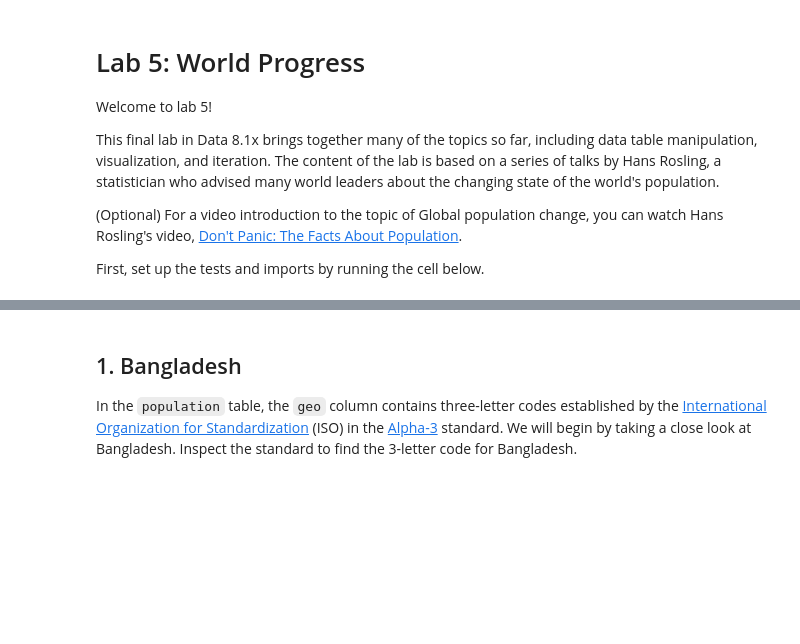
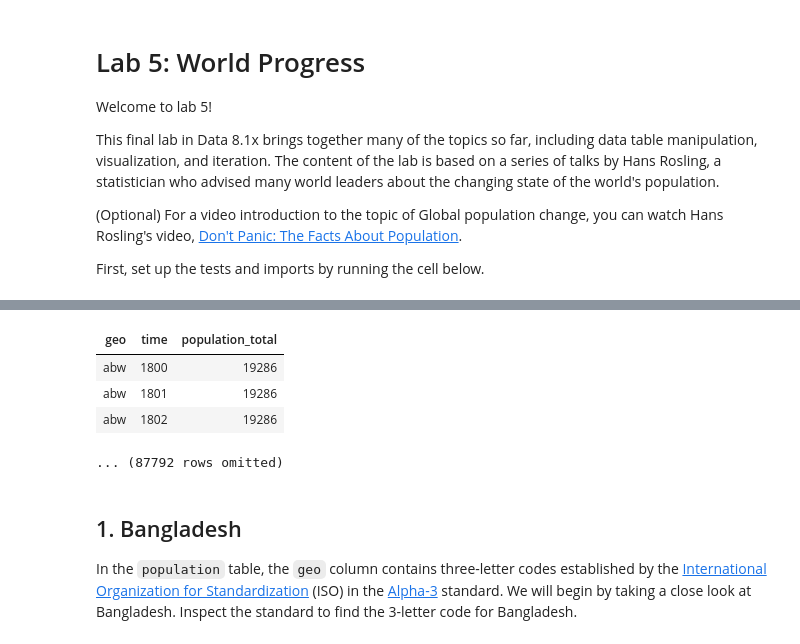
Before and after one commit to kellygrier/MATH377_Grier, a Jupyter notebook: lab05-Grier.ipynb, the cells around one changed output, grey strips where cells are left out. Cells and saved outputs as stored; diff of their text form; code cells hidden in the pictures; blank space fills up the shorter version.

```diff
--- a/lab05-Grier.ipynb
+++ b/lab05-Grier.ipynb
@@ -40,9 +43,15 @@ The first table we will consider is the total population of each country over ti
 # %%
 # The population.csv file can also be found online here:
 # https://github.com/open-numbers/ddf--gapminder--systema_globalis/raw/master/ddf--datapoints--population_total--by--geo--time.csv
 # The version in this project was downloaded in February, 2017.
-population = Table.read_table('population.csv')
+population = Table.read_table('data/data/population.csv')
 population.show(3)
+# %% [output]
+| geo | time | population_total |
+| abw | 1800 | 19286 |
+| abw | 1801 | 19286 |
+| abw | 1802 | 19286 |
+... (87792 rows omitted)
 # %% [markdown]
 ## 1. Bangladesh
 
```
Also changed, not shown: parts of 3 cells of this notebook.
